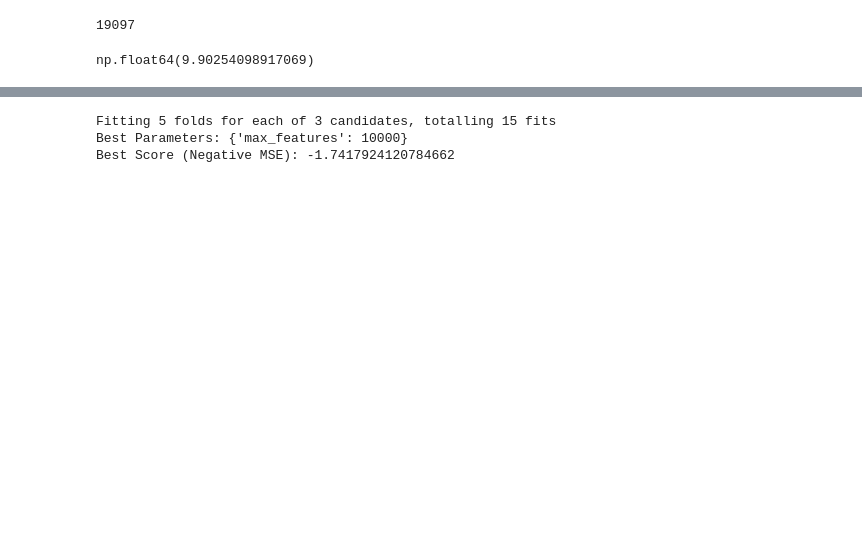
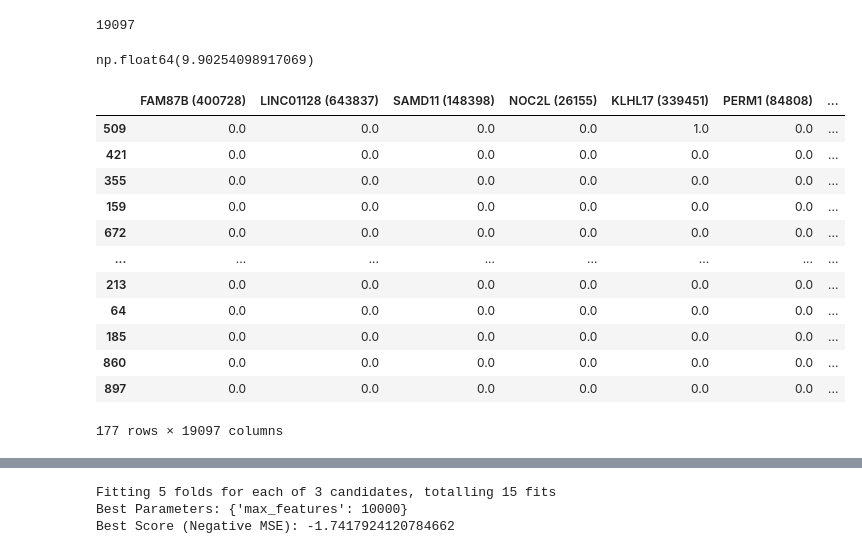
Before and after one commit to sarameirab/bioinformatics_analysis, a Jupyter notebook: code/python_scripts/machine_learning_chunks.ipynb, the cells around one changed output, grey strips where cells are left out. Cells and saved outputs as stored; diff of their text form; code cells hidden in the pictures; blank space fills up the shorter version.

```diff
--- a/code/python_scripts/machine_learning_chunks.ipynb
+++ b/code/python_scripts/machine_learning_chunks.ipynb
@@ -178,3 +224,19 @@ y_range = y.max() - y.min()
 y_range
 # %% [output]
 np.float64(9.90254098917069)
+# %%
+X_val
+# %% [output]
+|  | FAM87B (400728) | LINC01128 (643837) | SAMD11 (148398) | NOC2L (26155) | KLHL17 (339451) | PERM1 (84808) | ... |
+| 509 | 0.0 | 0.0 | 0.0 | 0.0 | 1.0 | 0.0 | ... |
+| 421 | 0.0 | 0.0 | 0.0 | 0.0 | 0.0 | 0.0 | ... |
+| 355 | 0.0 | 0.0 | 0.0 | 0.0 | 0.0 | 0.0 | ... |
+| 159 | 0.0 | 0.0 | 0.0 | 0.0 | 0.0 | 0.0 | ... |
+| 672 | 0.0 | 0.0 | 0.0 | 0.0 | 0.0 | 0.0 | ... |
+| ... | ... | ... | ... | ... | ... | ... | ... |
+| 213 | 0.0 | 0.0 | 0.0 | 0.0 | 0.0 | 0.0 | ... |
+| 64 | 0.0 | 0.0 | 0.0 | 0.0 | 0.0 | 0.0 | ... |
+| 185 | 0.0 | 0.0 | 0.0 | 0.0 | 0.0 | 0.0 | ... |
+| 860 | 0.0 | 0.0 | 0.0 | 0.0 | 0.0 | 0.0 | ... |
+| 897 | 0.0 | 0.0 | 0.0 | 0.0 | 0.0 | 0.0 | ... |
+177 rows × 19097 columns
```
Also changed, not shown: parts of 16 cells of this notebook.
